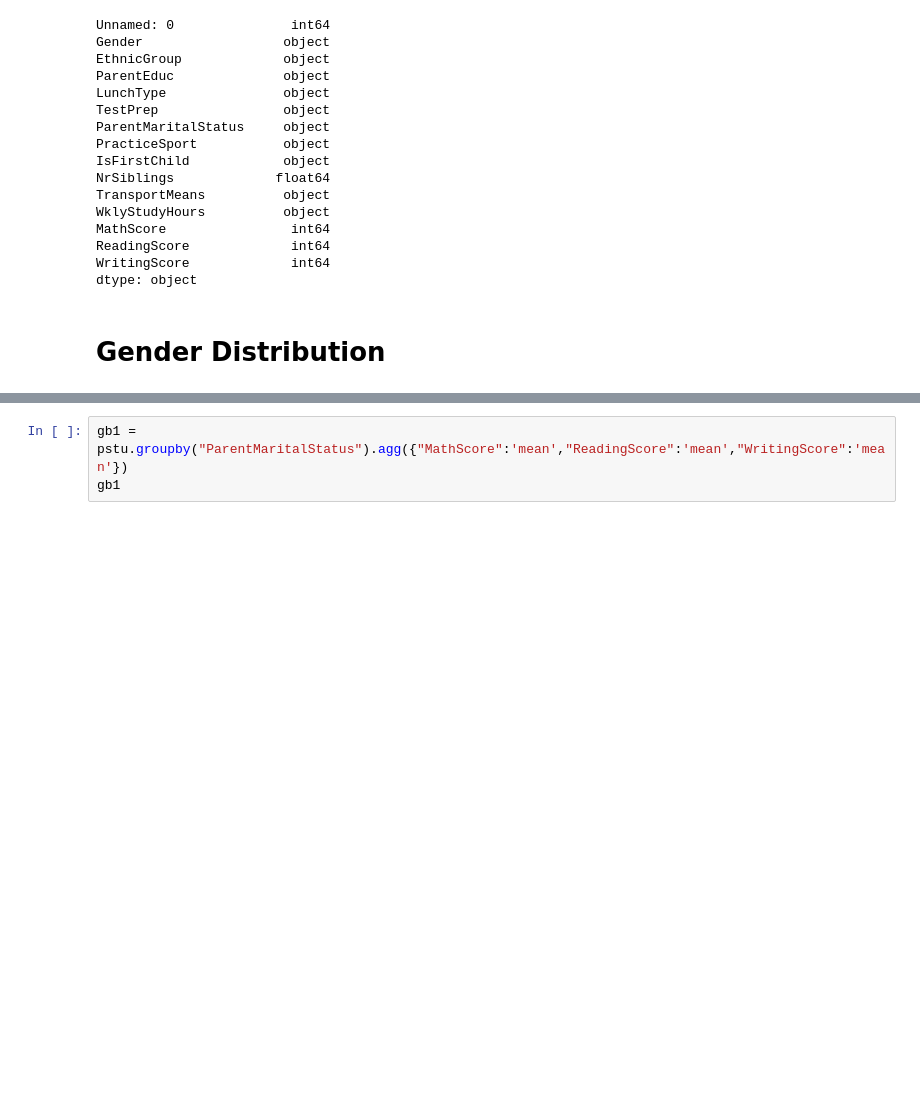
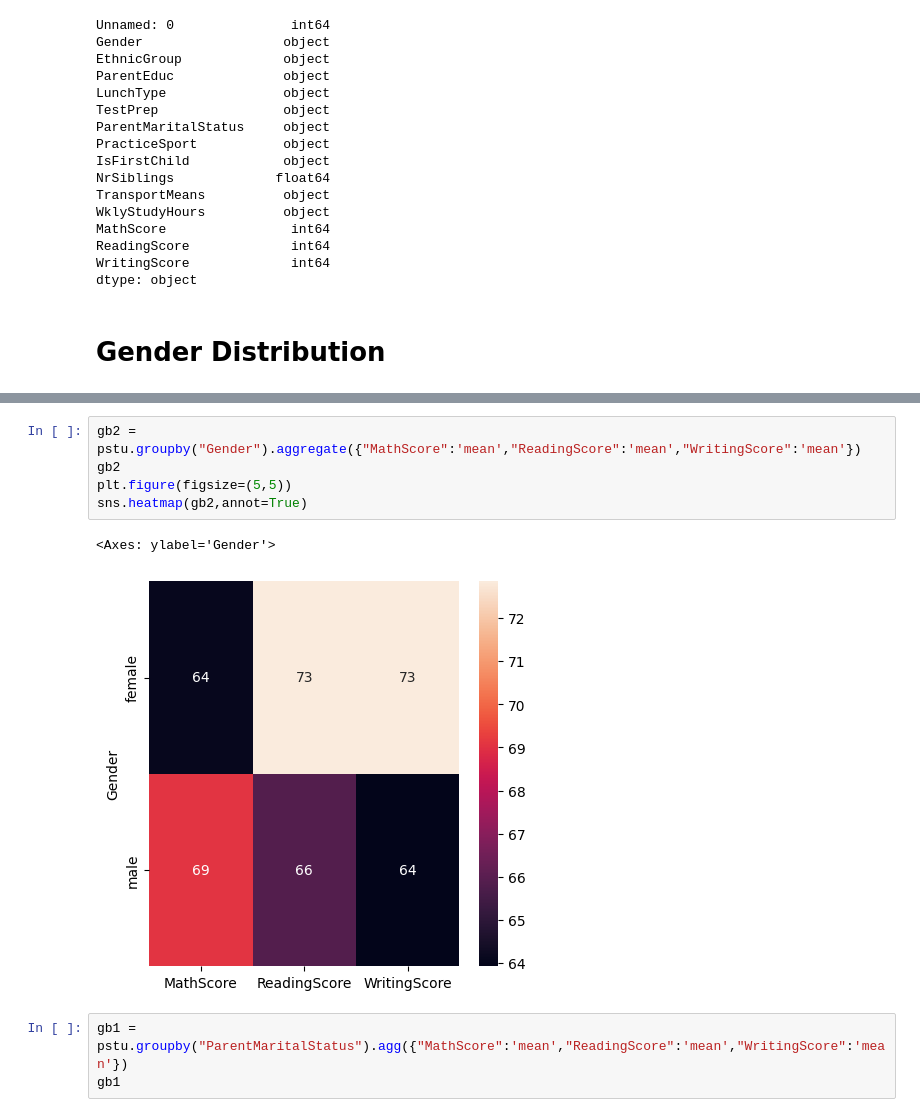
Before and after one commit to rajib-ahmed98/Python-Data-Analysis, a Jupyter notebook: Student Project 1.ipynb, the cells around one changed output, grey strips where cells are left out. Saved outputs shown, nothing was run; the diff lists cells and outputs as text; blank space fills up the shorter version.

```diff
--- a/Student Project 1.ipynb
+++ b/Student Project 1.ipynb
@@ -194,4 +186,12 @@ sns.heatmap(gb,annot = True)
 [figure]
+# %%
+gb2 = pstu.groupby("Gender").aggregate({"MathScore":'mean',"ReadingScore":'mean',"WritingScore":'mean'})
+gb2
+plt.figure(figsize=(5,5))
+sns.heatmap(gb2,annot=True)
+# %% [output]
+<Axes: ylabel='Gender'>
+[figure, added]
 # %%
 gb1 = pstu.groupby("ParentMaritalStatus").agg({"MathScore":'mean',"ReadingScore":'mean',"WritingScore":'mean'})
 gb1
```
Also changed, not shown: parts of 11 cells of this notebook.
